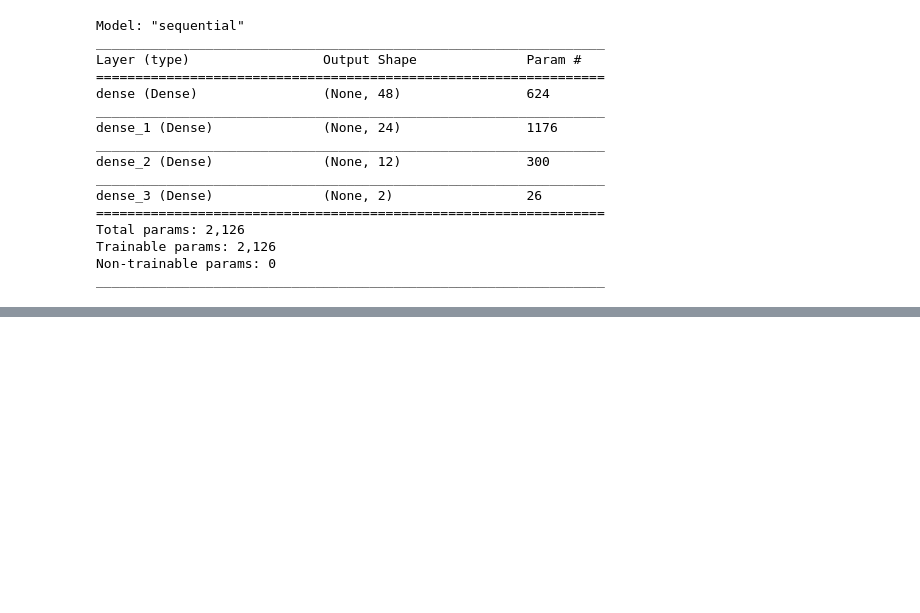
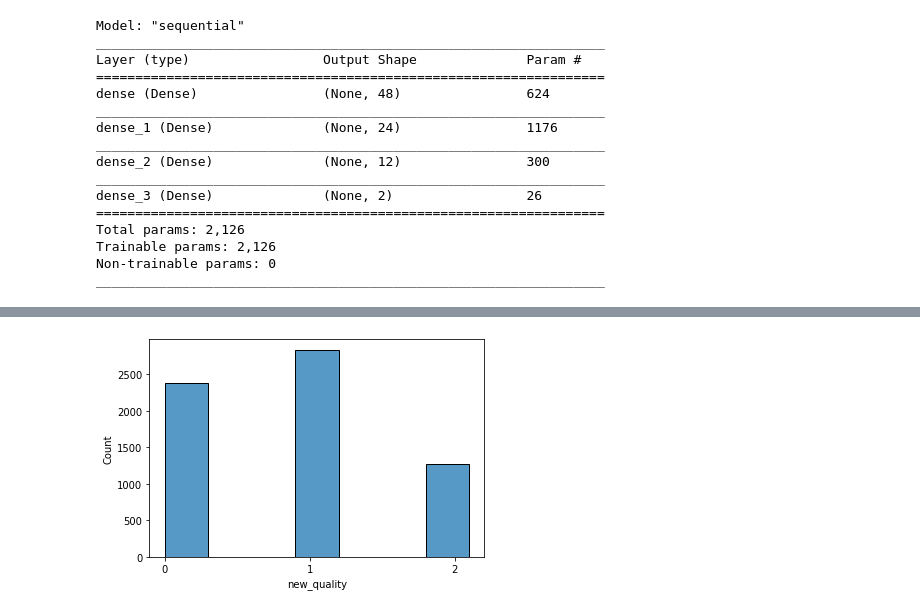
Before and after one commit to IT-HONGREAT/ML, a Jupyter notebook: Dacon/dacon_wine/Dacon_와인.ipynb, the cells around one changed output, grey strips where cells are left out. Saved outputs shown, nothing was run; the diff lists cells and outputs as text; code cells hidden in the pictures; blank space fills up the shorter version.

```diff
--- a/Dacon/dacon_wine/Dacon_와인.ipynb
+++ b/Dacon/dacon_wine/Dacon_와인.ipynb
@@ -356,0 +496,4 @@ print(pred_Y[:20])
+# %%
+wine.loc[wine['quality'] <= 5,'new_quality'] = 0
+wine.loc[wine['quality'] == 6,'new_quality'] = 1
+wine.loc[wine['quality'] >= 7,'new_quality'] = 2
@@ -356,0 +507,6 @@ print(pred_Y[:20])
+# %%
+sns.histplot(wine['new_quality'], binwidth=0.3)
+plt.xticks(ticks=[0,2,1])
+plt.show()
+# %% [output]
+[figure, added]
```
Also changed, not shown: parts of 43 cells of this notebook.
